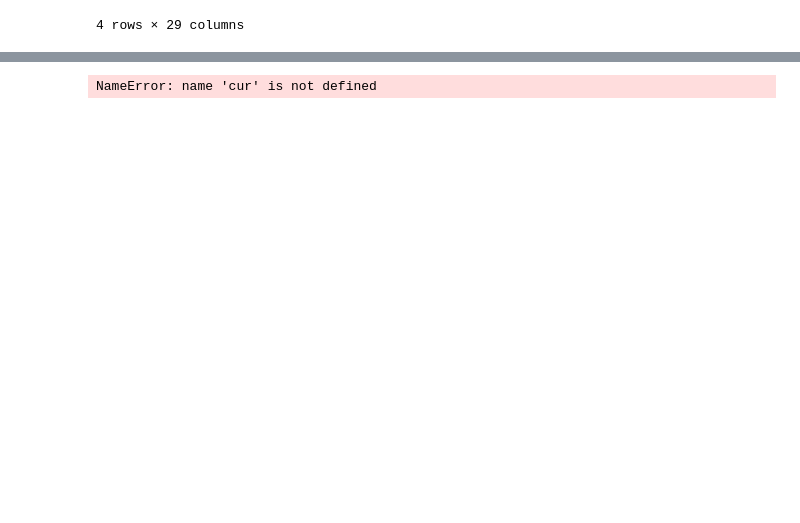
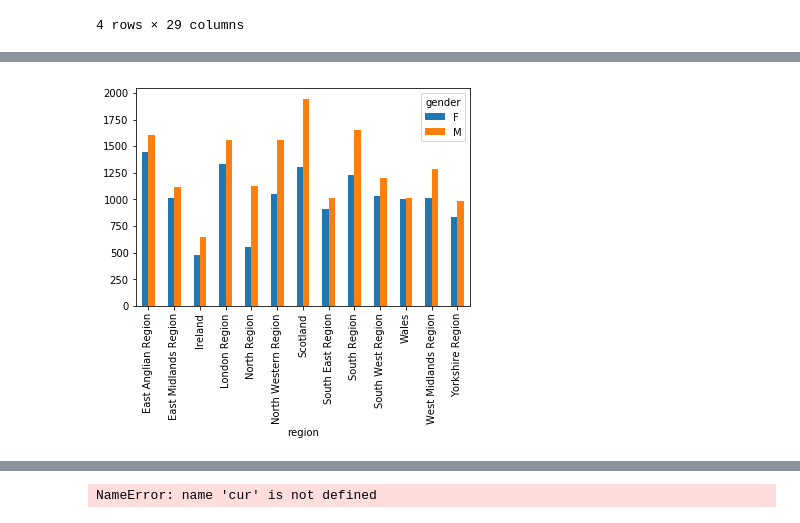
Before and after one commit to lmschreib/Exploratory-Data-Analysis, a Jupyter notebook: Exploratory Data Analysis Connected to Database.ipynb, the cells around one changed output, grey strips where cells are left out. Cells and saved outputs as stored; diff of their text form; code cells hidden in the pictures; blank space fills up the shorter version.

```diff
--- a/Exploratory Data Analysis Connected to Database.ipynb
+++ b/Exploratory Data Analysis Connected to Database.ipynb
@@ -229,0 +235,5 @@ df.groupby(['gender', 'module_domain']).count()
+# %%
+df.groupby(['region', 'gender']).size().unstack().plot(kind='bar')
+plt.show()
+# %% [output]
+[figure, added]
```
Also changed, not shown: parts of 3 cells of this notebook.
